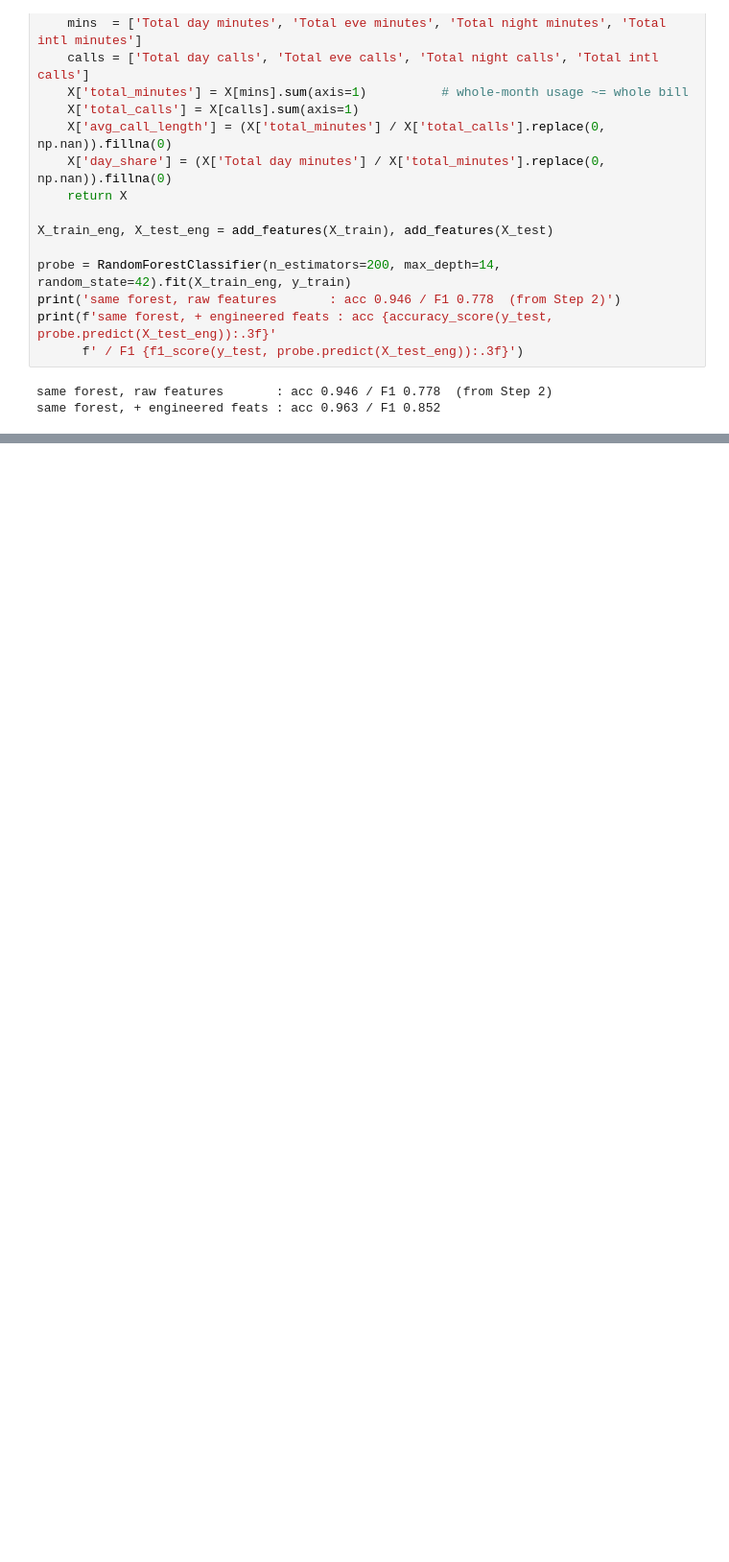
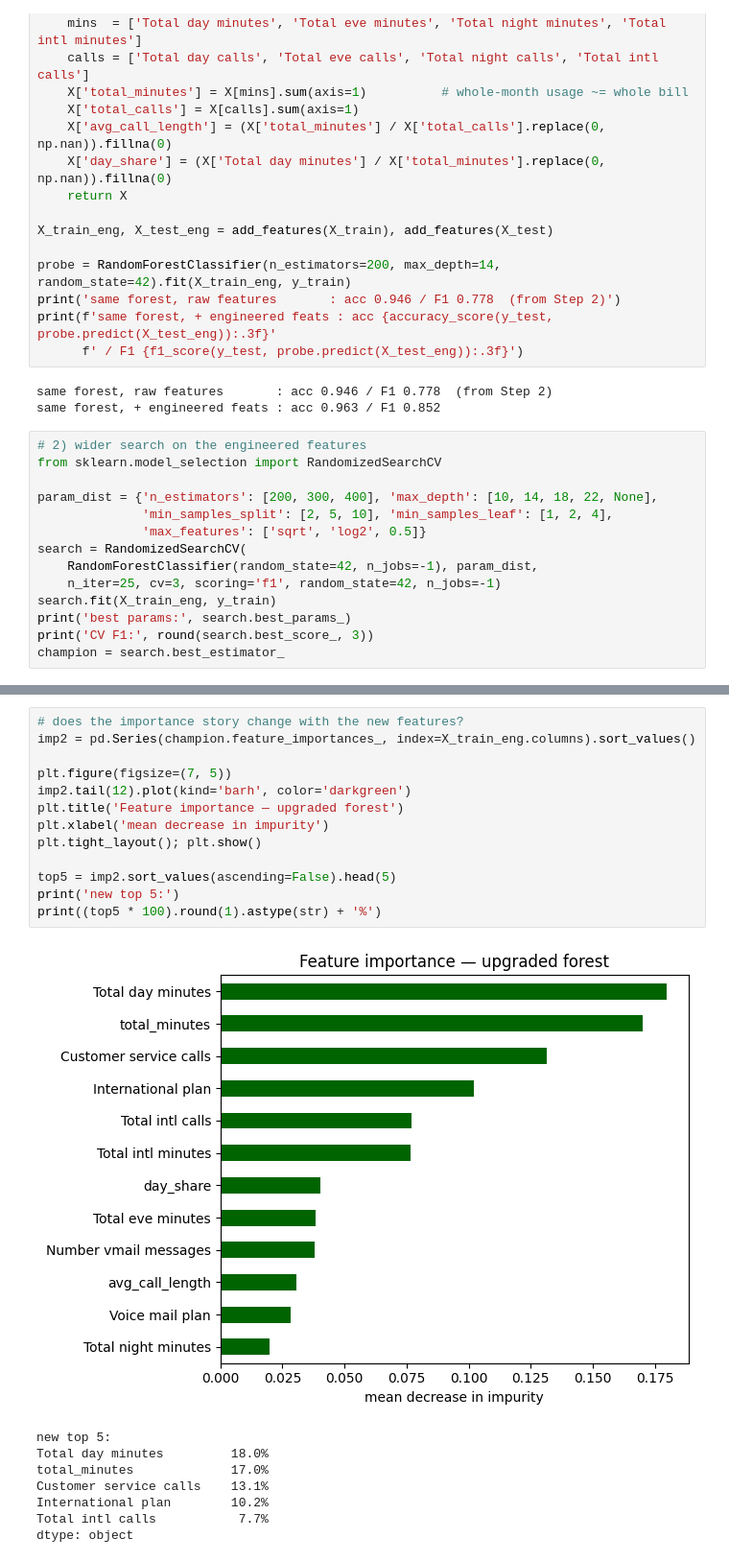
Before and after one commit to meherabmehu/ml-internship-codveda, a Jupyter notebook: level-3-advanced/01_random_forest_churn.ipynb, the cells around one changed output, grey strips where cells are left out. Shown at 96% size. Drawn from its saved outputs; the diff is of its cells as text; blank space fills up the shorter version.

Commit message:
push the forest further with wider search and threshold tuning

```diff
--- a/level-3-advanced/01_random_forest_churn.ipynb
+++ b/level-3-advanced/01_random_forest_churn.ipynb
@@ -295,3 +295,17 @@ print(f'same forest, + engineered feats : acc {accuracy_score(y_test, probe.pred
 # %% [output]
 same forest, raw features       : acc 0.946 / F1 0.778  (from Step 2)
 same forest, + engineered feats : acc 0.963 / F1 0.852
+# %%
+# 2) wider search on the engineered features
+from sklearn.model_selection import RandomizedSearchCV
+
+param_dist = {'n_estimators': [200, 300, 400], 'max_depth': [10, 14, 18, 22, None],
+              'min_samples_split': [2, 5, 10], 'min_samples_leaf': [1, 2, 4],
+              'max_features': ['sqrt', 'log2', 0.5]}
+search = RandomizedSearchCV(
+    RandomForestClassifier(random_state=42, n_jobs=-1), param_dist,
+    n_iter=25, cv=3, scoring='f1', random_state=42, n_jobs=-1)
+search.fit(X_train_eng, y_train)
+print('best params:', search.best_params_)
+print('CV F1:', round(search.best_score_, 3))
+champion = search.best_estimator_
@@ -297,0 +360,22 @@ same forest, + engineered feats : acc 0.963 / F1 0.852
+# %%
+# does the importance story change with the new features?
+imp2 = pd.Series(champion.feature_importances_, index=X_train_eng.columns).sort_values()
+
+plt.figure(figsize=(7, 5))
+imp2.tail(12).plot(kind='barh', color='darkgreen')
+plt.title('Feature importance — upgraded forest')
+plt.xlabel('mean decrease in impurity')
+plt.tight_layout(); plt.show()
+
+top5 = imp2.sort_values(ascending=False).head(5)
+print('new top 5:')
+print((top5 * 100).round(1).astype(str) + '%')
+# %% [output]
+[figure, added]
+new top 5:
+Total day minutes         18.0%
+total_minutes             17.0%
+Customer service calls    13.1%
+International plan        10.2%
+Total intl calls           7.7%
+dtype: object
```
Also changed, not shown: parts of 4 cells of this notebook.
